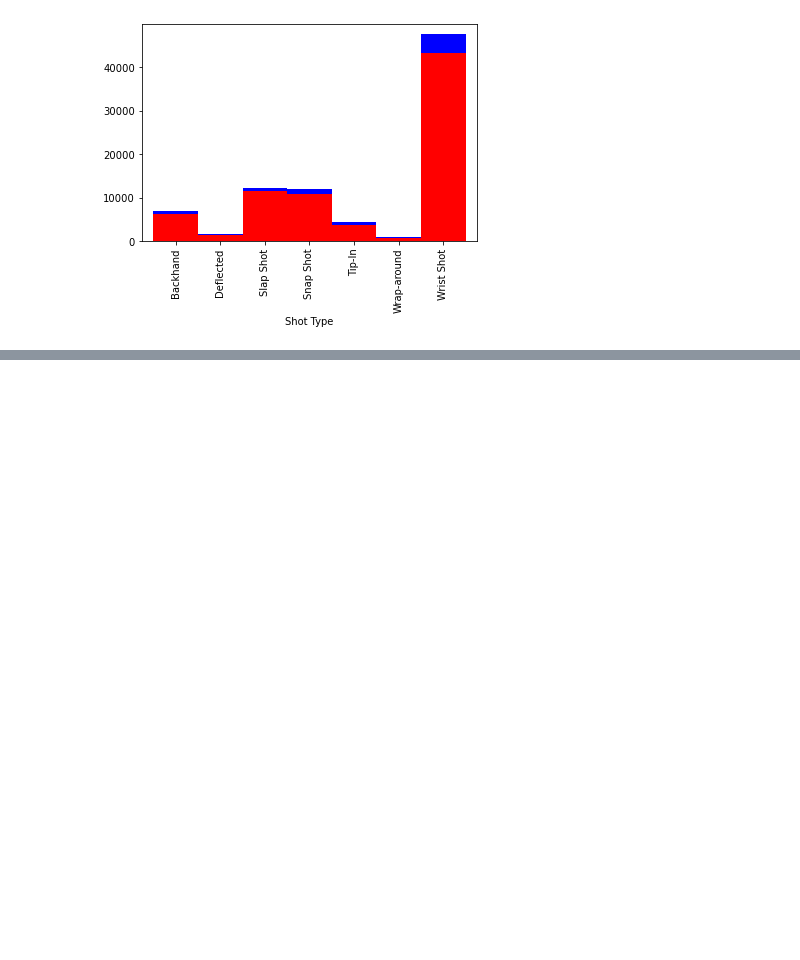
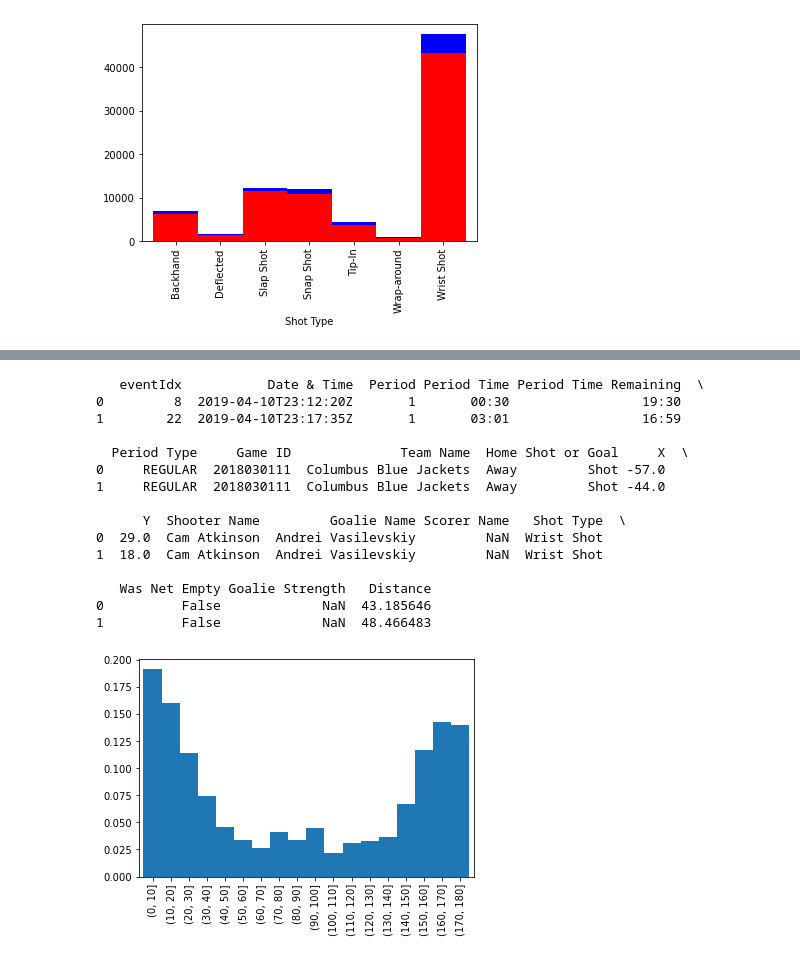
Before and after one commit to IreneZhou0129/IFT6758_m1, a Jupyter notebook: ift6758/data/q5_visualize.ipynb, the cells around one changed output, grey strips where cells are left out. Drawn from its saved outputs; the diff is of its cells as text; code cells hidden in the pictures; blank space fills up the shorter version.

Commit message:
modify the algorithm to calculate the shot distance

```diff
--- a/ift6758/data/q5_visualize.ipynb
+++ b/ift6758/data/q5_visualize.ipynb
@@ -92,31 +92,32 @@ goal_vs_shot_type()
 [figure]
 # %%
 # analyze the relationship between goal and distance
-def goal_vs_distance():
-    # analyze the relationship between goal and distance
+def goal_vs_distance(year):
+    # Select three years (2018, 2019, 2020) to analyze
+    # year 2018
+    df = pd.read_csv(fr'D:\Python\IFT6758\Visualize\{year}.csv', encoding='ISO-8859-1')
+
+    # Simplify column name
+    df = df.rename(columns={'X-Coordinate': 'X', 'Y-Coordinate': 'Y', 'Home or Away': 'Home'})
+
+    # Calculate Distance
+    # df['Distance'] = np.where((df.Home=='Home') ^ (df.Period%2==1), np.sqrt((df.X + 89.) ** 2 + df.Y ** 2), np.sqrt((df.X - 89.) ** 2 + df.Y ** 2))
+    # df['Distance'] = np.where(df.X < 0., np.sqrt((df.X + 89.) ** 2 + df.Y ** 2), np.sqrt((df.X - 89.) ** 2 + df.Y ** 2))
     """
     X_Left_Net: -89
     Y_Left_Net: 0
     X_Right_Net: 89
     Y_Right_Net: 0
     """
-    # home: right
-
-    # Select three years (2018, 2019, 2020) to analyze
-    # year 2018
-    df = pd.read_csv(r'D:\Python\IFT6758\Visualize\2018.csv', encoding='ISO-8859-1')
-
-    # Simplify column name
-    df = df.rename(columns={'X-Coordinate': 'X', 'Y-Coordinate': 'Y'})
-
-    # Calculate the distance usind different methods based on X-coordinate
-    df['Distance'] = np.where(df.X < 0., np.sqrt((df.X + 89.) ** 2 + df.Y ** 2), np.sqrt((df.X - 89.) ** 2 + df.Y ** 2))
-    print(df.head(10))
+    home, p_odd = df.Home == 'Home', df.Period % 2 ==1
+    condition=[home&p_odd, home&~p_odd, ~home&p_odd]
+    # if Home and odd period, Net is left
+    choices = [np.sqrt((df.X+89.)**2 + df.Y**2), np.sqrt((df.X-89.)**2 + df.Y**2), np.sqrt((df.X+89.)**2 + df.Y**2)]
+    df['Distance']=np.select(condition, choices, np.sqrt((df.X-89.)**2 + df.Y**2))
+    print(df.head(2))
 
     # Generate the histogram of chance of goal vs distance
     df2 = df.pivot_table(index='Distance', columns='Shot or Goal', aggfunc='size', fill_value=0)
     bin_range = range(0, int(df2.index.max())+1, 10)
     df3 = df2.groupby(pd.cut(df2.index, bins=bin_range)).sum()
     df3['Goal'].div(df3.sum(1)).plot.bar(width=1)
-
-goal_vs_distance()
@@ -141,0 +124,19 @@ goal_vs_distance()
+# %%
+goal_vs_distance(2018)
+# %% [output]
+   eventIdx           Date & Time  Period Period Time Period Time Remaining  \
+0         8  2019-04-10T23:12:20Z       1       00:30                 19:30
+1        22  2019-04-10T23:17:35Z       1       03:01                 16:59
+
+  Period Type     Game ID              Team Name  Home Shot or Goal     X  \
+0     REGULAR  2018030111  Columbus Blue Jackets  Away         Shot -57.0
+1     REGULAR  2018030111  Columbus Blue Jackets  Away         Shot -44.0
+
+      Y  Shooter Name         Goalie Name Scorer Name   Shot Type  \
+0  29.0  Cam Atkinson  Andrei Vasilevskiy         NaN  Wrist Shot
+1  18.0  Cam Atkinson  Andrei Vasilevskiy         NaN  Wrist Shot
+
+   Was Net Empty Goalie Strength   Distance
+0          False             NaN  43.185646
+1          False             NaN  48.466483
+[figure, added]
```
Also changed, not shown: parts of 3 cells of this notebook, 1 other file.
